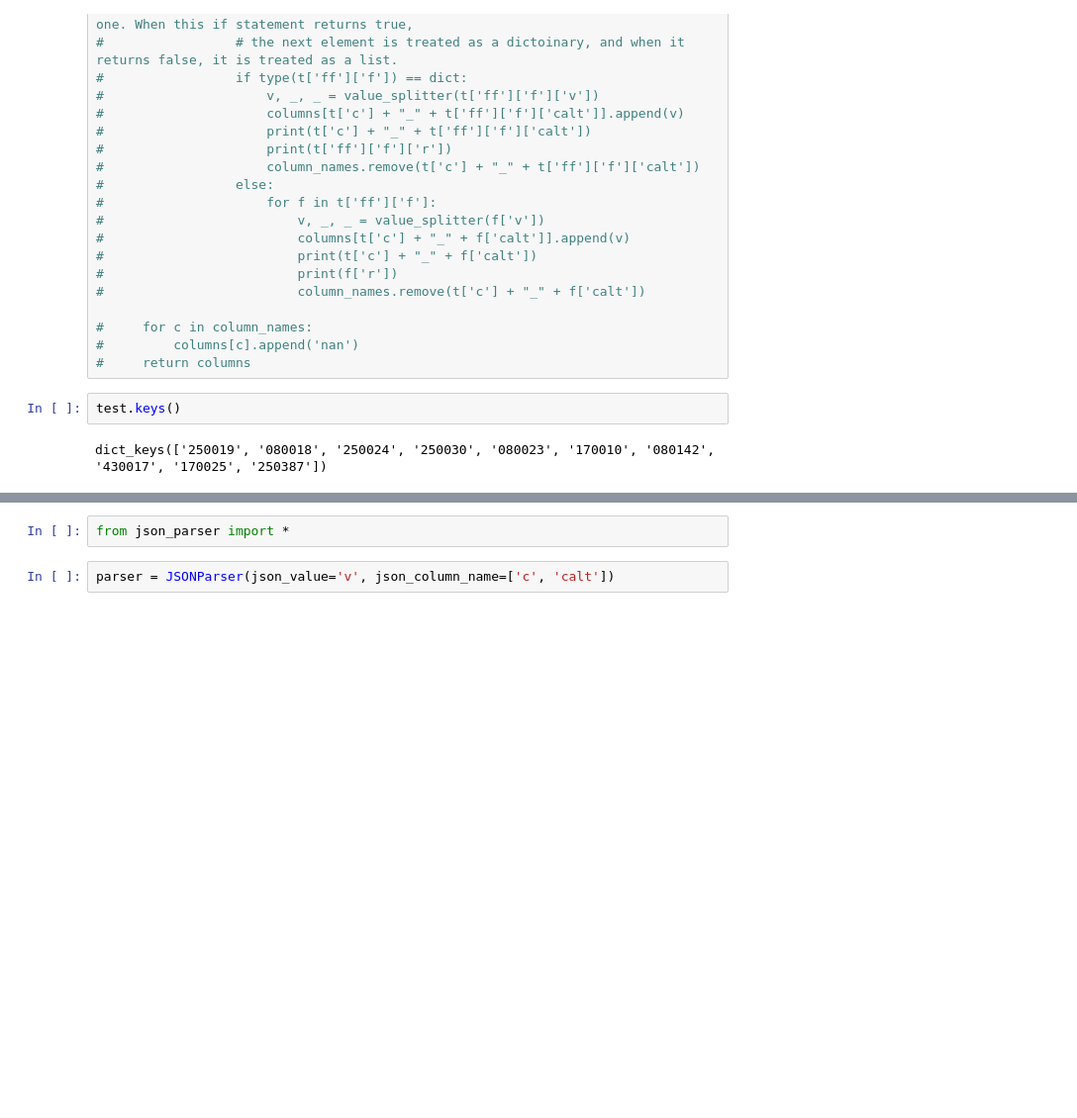
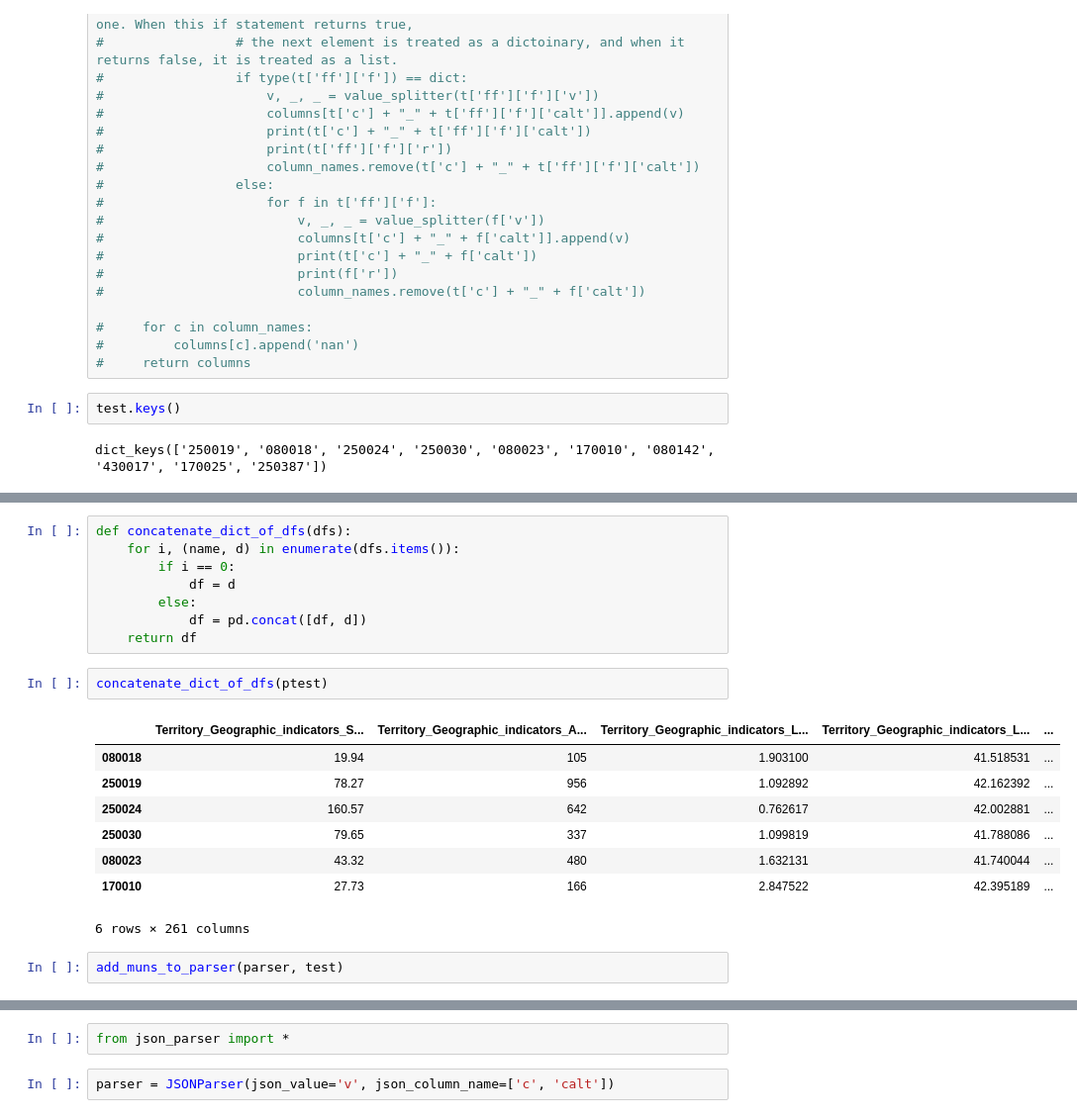
Before and after one commit to PimSchoolkate/CatalanLanguagePrediction, a Jupyter notebook: src/get_data_api_trying_out.ipynb, the cells around one changed output, grey strips where cells are left out. Shown at 99% size. Cells and saved outputs as stored; diff of their text form; blank space fills up the shorter version.

```diff
--- a/src/get_data_api_trying_out.ipynb
+++ b/src/get_data_api_trying_out.ipynb
@@ -224,0 +236,21 @@ dict_keys(['250019', '080018', '250024', '250030', '080023', '170010', '080142',
+# %%
+def concatenate_dict_of_dfs(dfs):
+    for i, (name, d) in enumerate(dfs.items()):
+        if i == 0:
+            df = d
+        else:
+            df = pd.concat([df, d])
+    return df
+# %%
+concatenate_dict_of_dfs(ptest)
+# %% [output]
+|  | Territory_Geographic_indicators_S... | Territory_Geographic_indicators_A... | Territory_Geographic_indicators_L... | Territory_Geographic_indicators_L... | ... |
+| 080018 | 19.94 | 105 | 1.903100 | 41.518531 | ... |
+| 250019 | 78.27 | 956 | 1.092892 | 42.162392 | ... |
+| 250024 | 160.57 | 642 | 0.762617 | 42.002881 | ... |
+| 250030 | 79.65 | 337 | 1.099819 | 41.788086 | ... |
+| 080023 | 43.32 | 480 | 1.632131 | 41.740044 | ... |
+| 170010 | 27.73 | 166 | 2.847522 | 42.395189 | ... |
+6 rows × 261 columns
+# %%
+add_muns_to_parser(parser, test)
```
Also changed, not shown: parts of 15 cells of this notebook, 3 other files.
